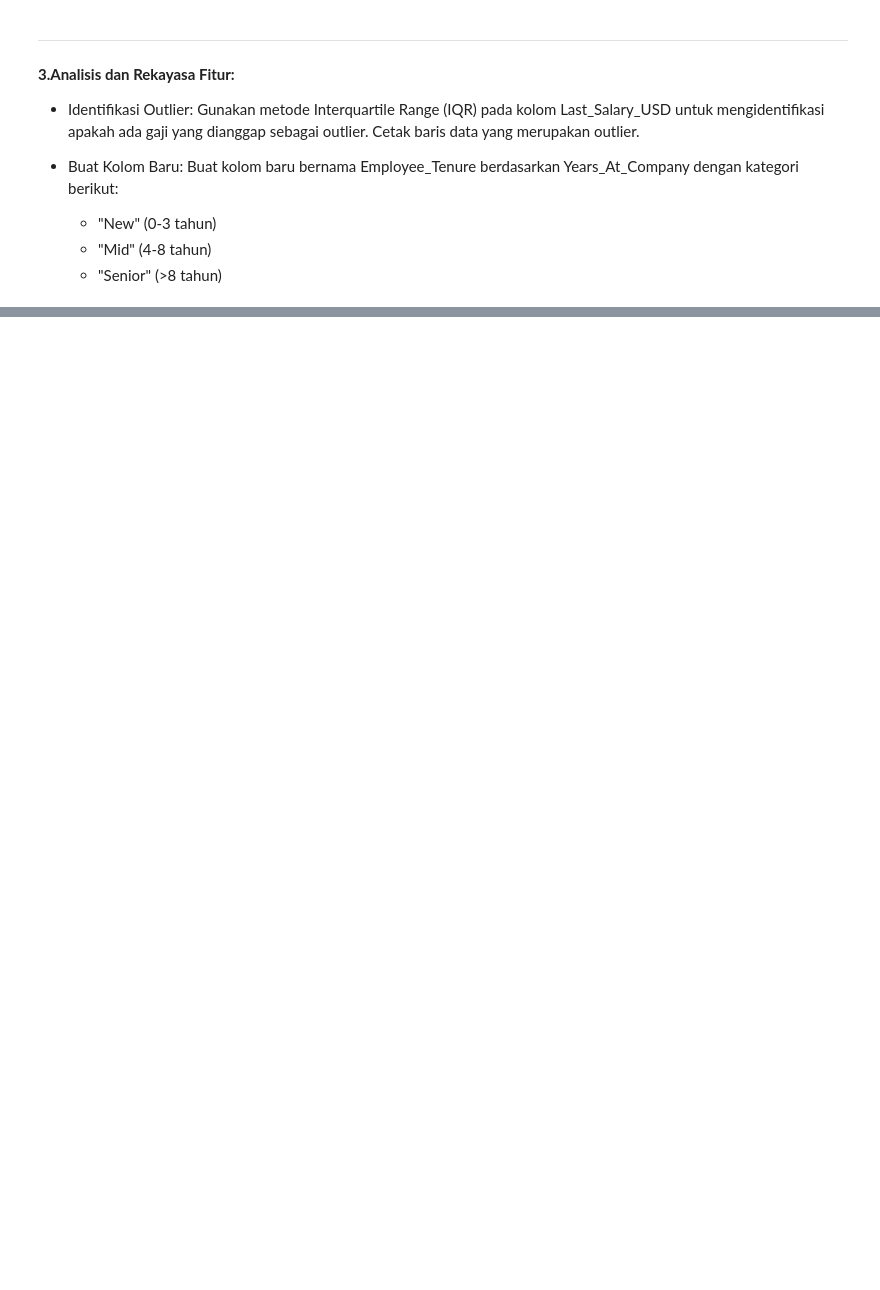
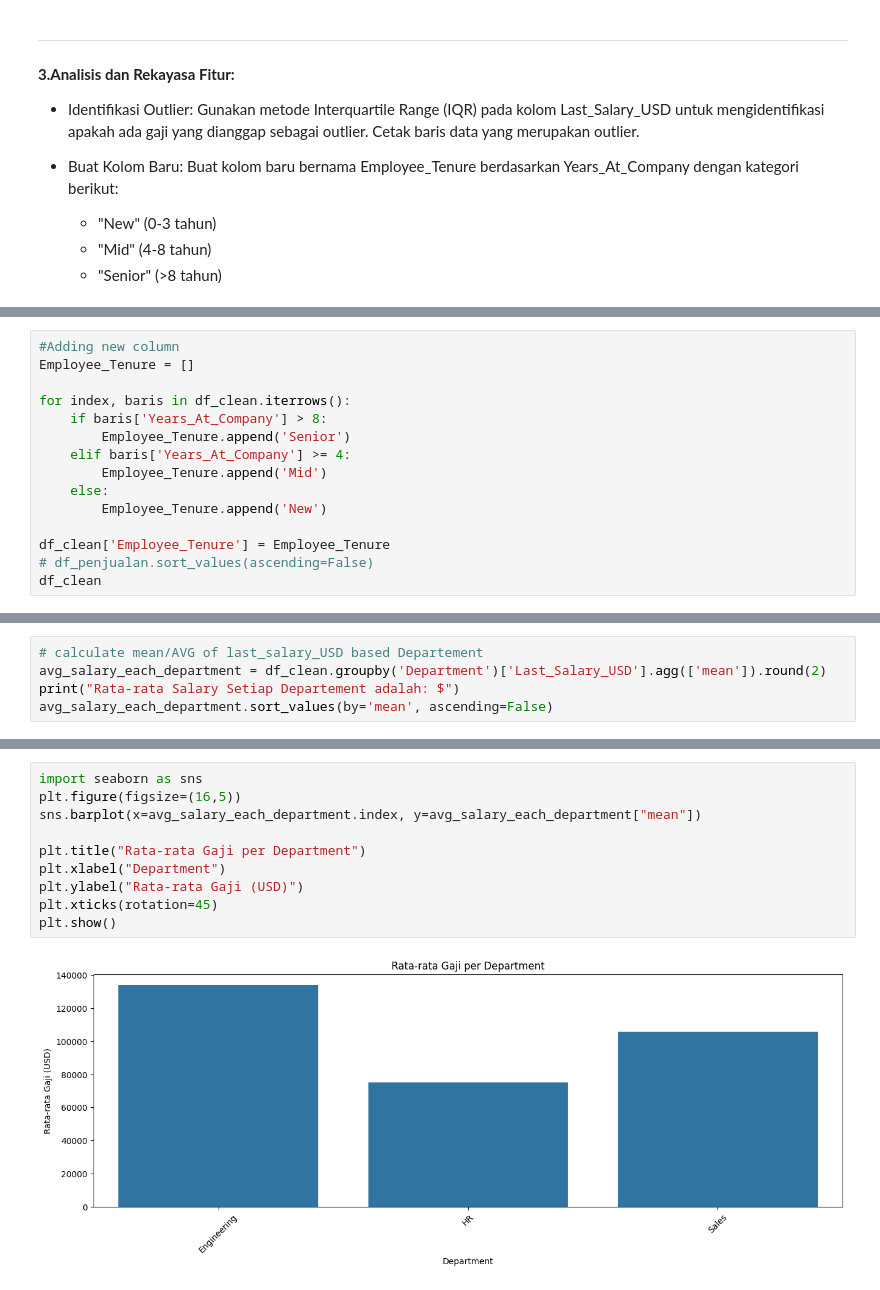
Before and after one commit to Aris0506/Python-Data-Analysis-Project-learning-journey, a Jupyter notebook: 006Exploratory Data Analysis in Python/2Data Cleaning and Imputation/Anallisis_data_karyawan_fiktif.ipynb, the cells around one changed output, grey strips where cells are left out. Drawn from its saved outputs; the diff is of its cells as text; blank space fills up the shorter version.

```diff
--- a/006Exploratory Data Analysis in Python/2Data Cleaning and Imputation/Anallisis_data_karyawan_fiktif.ipynb
+++ b/006Exploratory Data Analysis in Python/2Data Cleaning and Imputation/Anallisis_data_karyawan_fiktif.ipynb
@@ -65,0 +152,15 @@ dtype: int64
+# %%
+#Adding new column
+Employee_Tenure = []
+
+for index, baris in df_clean.iterrows():
+    if baris['Years_At_Company'] > 8:
+        Employee_Tenure.append('Senior')
+    elif baris['Years_At_Company'] >= 4:
+        Employee_Tenure.append('Mid')
+    else:
+        Employee_Tenure.append('New')
+
+df_clean['Employee_Tenure'] = Employee_Tenure
+# df_penjualan.sort_values(ascending=False)
+df_clean
@@ -69,0 +188,5 @@ dtype: int64
+# %%
+# calculate mean/AVG of last_salary_USD based Departement
+avg_salary_each_department = df_clean.groupby('Department')['Last_Salary_USD'].agg(['mean']).round(2)
+print("Rata-rata Salary Setiap Departement adalah: $")
+avg_salary_each_department.sort_values(by='mean', ascending=False)
@@ -69,0 +200,12 @@ dtype: int64
+# %%
+import seaborn as sns
+plt.figure(figsize=(16,5))
+sns.barplot(x=avg_salary_each_department.index, y=avg_salary_each_department["mean"])
+
+plt.title("Rata-rata Gaji per Department")
+plt.xlabel("Department")
+plt.ylabel("Rata-rata Gaji (USD)")
+plt.xticks(rotation=45)
+plt.show()
+# %% [output]
+[figure, added]
```
Also changed, not shown: parts of 14 cells of this notebook.
